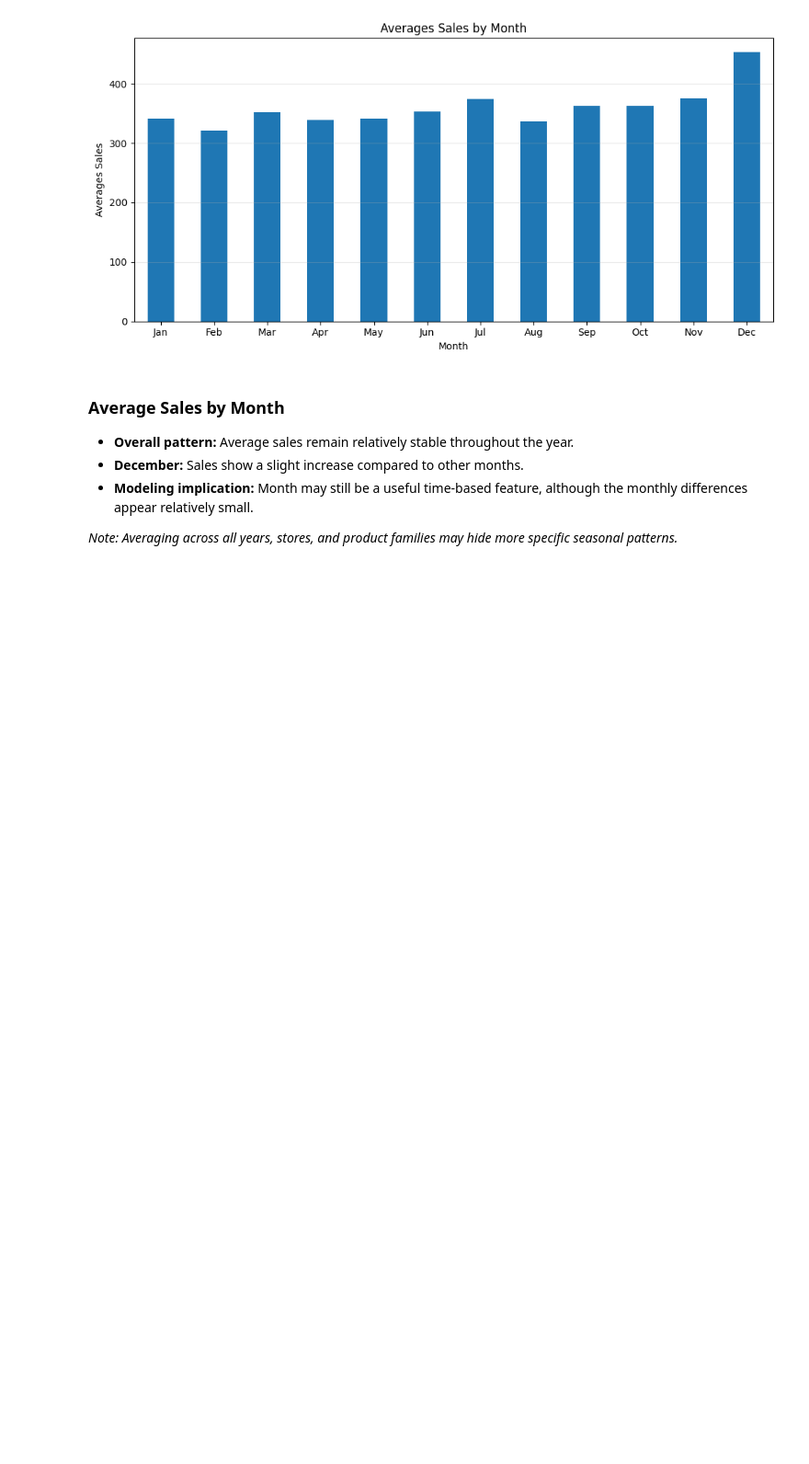
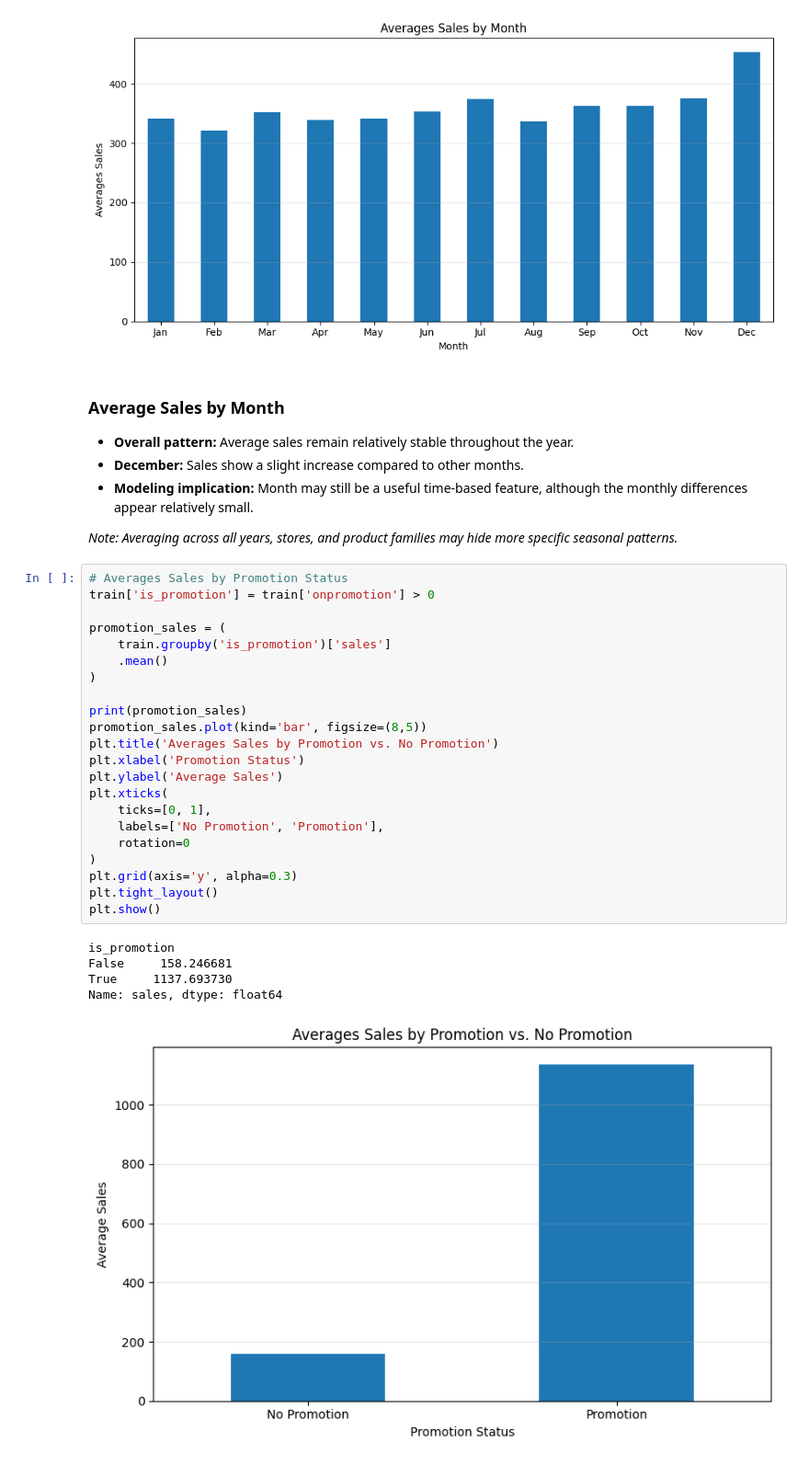
Before and after one commit to clia7/Store_Sales_Analysis, a Jupyter notebook: store-sales-competition.ipynb, the cells around one changed output. Shown at 92% size. Cells and saved outputs as stored; diff of their text form; blank space fills up the shorter version.

Commit message:
Kaggle Notebook | Store_Sales_Competition | Version 13

```diff
--- a/store-sales-competition.ipynb
+++ b/store-sales-competition.ipynb
@@ -255,3 +255,31 @@ plt.show()
 - **Modeling implication:** Month may still be a useful time-based feature, although the monthly differences appear relatively small.
 
 *Note: Averaging across all years, stores, and product families may hide more specific seasonal patterns.*
+# %%
+# Averages Sales by Promotion Status
+train['is_promotion'] = train['onpromotion'] > 0
+
+promotion_sales = (
+    train.groupby('is_promotion')['sales']
+    .mean()
+)
+
+print(promotion_sales)
+promotion_sales.plot(kind='bar', figsize=(8,5))
+plt.title('Averages Sales by Promotion vs. No Promotion')
+plt.xlabel('Promotion Status')
+plt.ylabel('Average Sales')
+plt.xticks(
+    ticks=[0, 1],
+    labels=['No Promotion', 'Promotion'],
+    rotation=0
+)
+plt.grid(axis='y', alpha=0.3)
+plt.tight_layout()
+plt.show()
+# %% [output]
+is_promotion
+False     158.246681
+True     1137.693730
+Name: sales, dtype: float64
+[figure, added]
```
Also changed, not shown: parts of 1 cell of this notebook.
